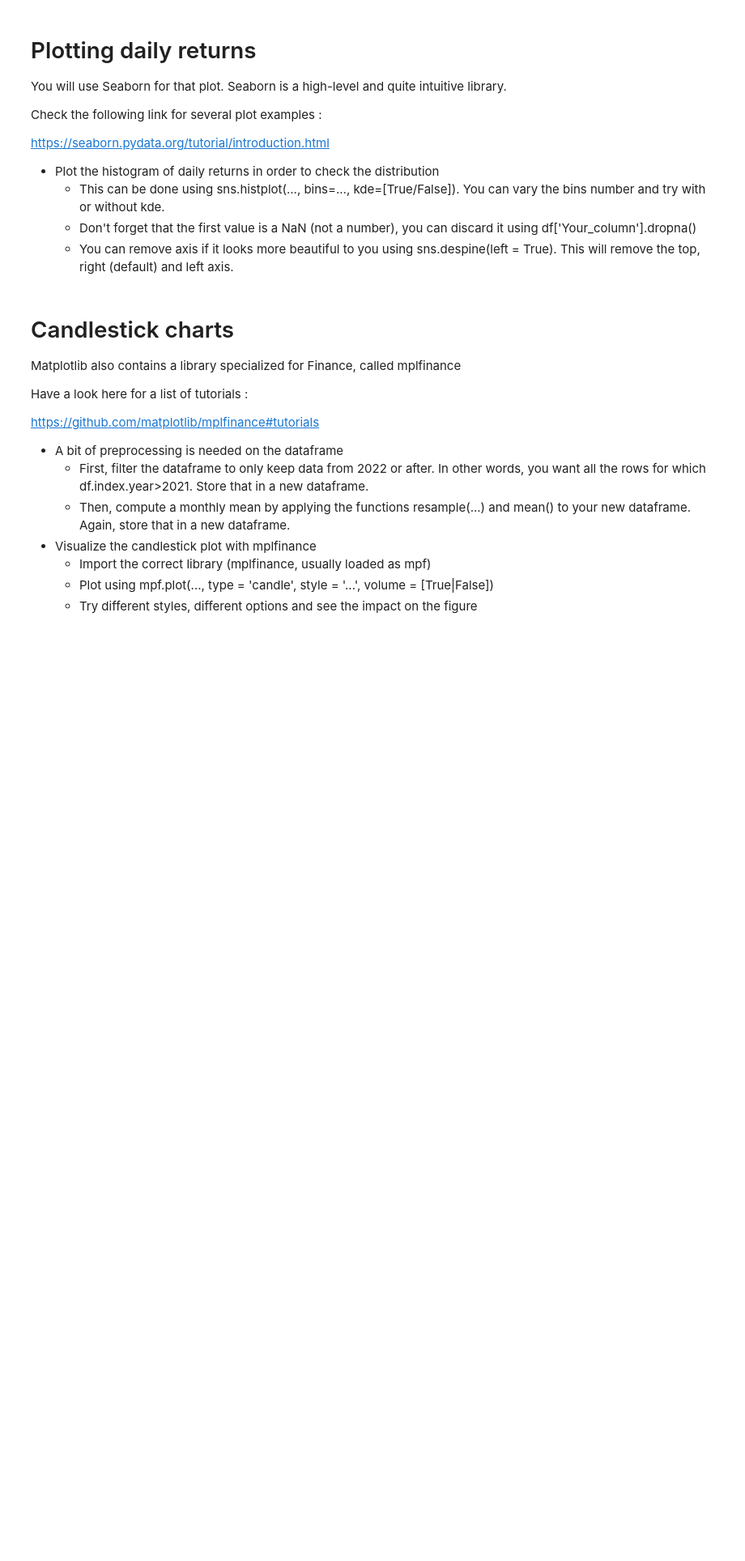
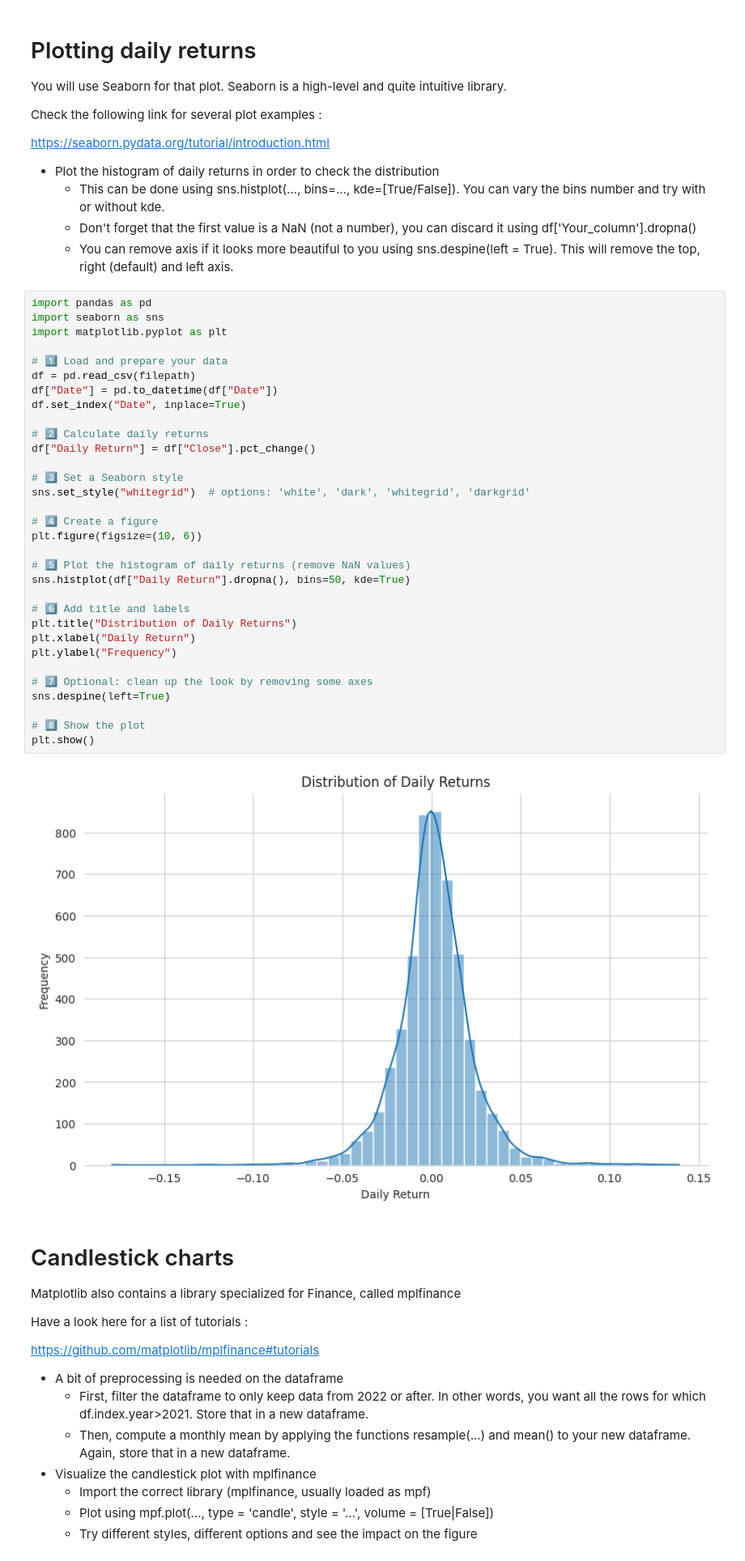
Before and after one commit to joezaarour/Repo1, a Jupyter notebook: lab2.ipynb, the cells around one changed output. Shown at 81% size. Cells and saved outputs as stored; diff of their text form; blank space fills up the shorter version.

```diff
--- a/lab2.ipynb
+++ b/lab2.ipynb
@@ -79,6 +251,40 @@ https://seaborn.pydata.org/tutorial/introduction.html
     * This can be done using sns.histplot(..., bins=..., kde=[True/False]). You can vary the bins number and try with or without kde.
     * Don't forget that the first value is a NaN (not a number), you can discard it using df['Your_column'].dropna()
     * You can remove axis if it looks more beautiful to you using sns.despine(left = True). This will remove the top, right (default) and left axis.
+# %%
+import pandas as pd
+import seaborn as sns
+import matplotlib.pyplot as plt
+
+# 1️⃣ Load and prepare your data
+df = pd.read_csv(filepath)
+df["Date"] = pd.to_datetime(df["Date"])
+df.set_index("Date", inplace=True)
+
+# 2️⃣ Calculate daily returns
+df["Daily Return"] = df["Close"].pct_change()
+
+# 3️⃣ Set a Seaborn style
+sns.set_style("whitegrid")  # options: 'white', 'dark', 'whitegrid', 'darkgrid'
+
+# 4️⃣ Create a figure
+plt.figure(figsize=(10, 6))
+
+# 5️⃣ Plot the histogram of daily returns (remove NaN values)
+sns.histplot(df["Daily Return"].dropna(), bins=50, kde=True)
+
+# 6️⃣ Add title and labels
+plt.title("Distribution of Daily Returns")
+plt.xlabel("Daily Return")
+plt.ylabel("Frequency")
+
+# 7️⃣ Optional: clean up the look by removing some axes
+sns.despine(left=True)
+
+# 8️⃣ Show the plot
+plt.show()
+# %% [output]
+[figure, added]
 # %% [markdown]
 # Candlestick charts
 Matplotlib also contains a library specialized for Finance, called mplfinance
```
Also changed, not shown: parts of 11 cells of this notebook.
